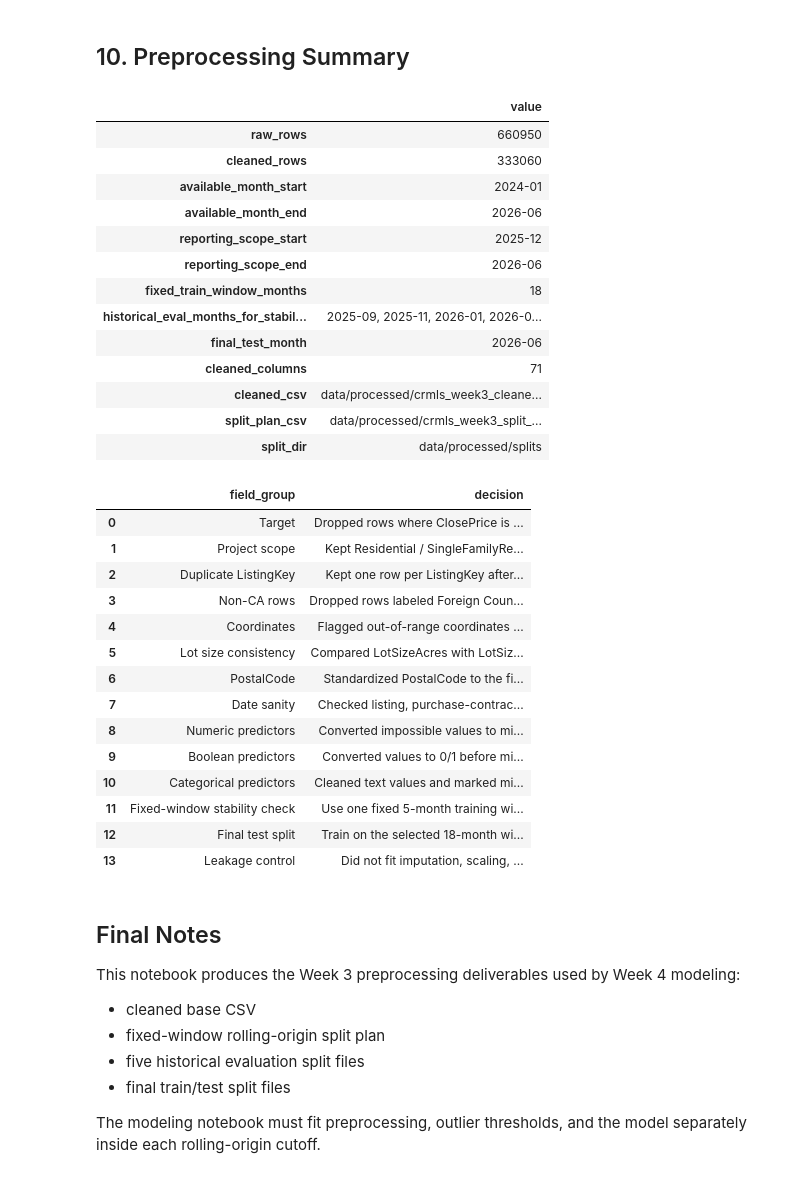
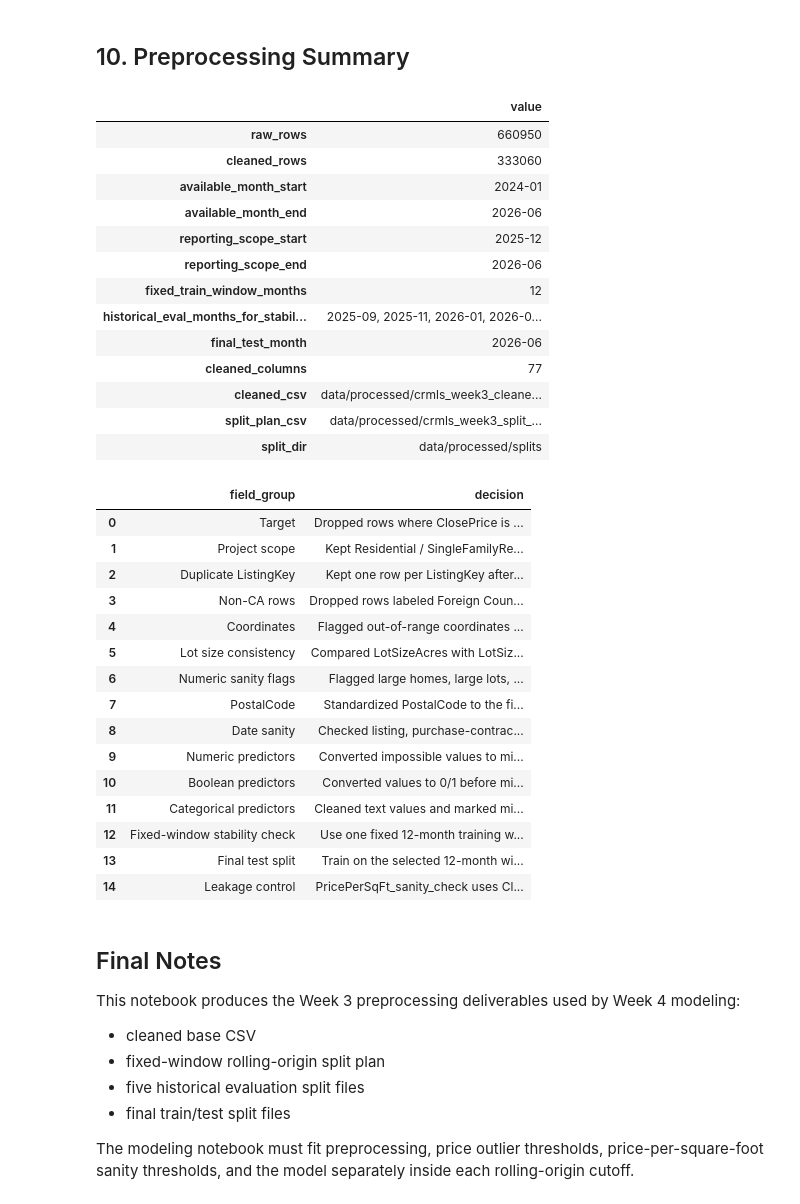
Before and after one commit to syp4137/idx-california-price-prediction, a Jupyter notebook: notebooks/02_preprocessing.ipynb, the cells around one changed output. Saved outputs shown, nothing was run; the diff lists cells and outputs as text; code cells hidden in the pictures.

```diff
--- a/notebooks/02_preprocessing.ipynb
+++ b/notebooks/02_preprocessing.ipynb
@@ -649,7 +732,7 @@ expected_scope_months = [pd.Period(month, freq="M") for month in [
 if scope_months != expected_scope_months:
     raise ValueError(f"Expected reporting scope {expected_scope_months}, found {scope_months}.")
 
-fixed_train_months = 18
+fixed_train_months = 12
 historical_eval_months = [
     pd.Period("2025-09", freq="M"),
     pd.Period("2025-11", freq="M"),
@@ -814,47 +897,49 @@ preprocessing_policy = pd.DataFrame([
     {"field_group": "Non-CA rows", "decision": "Dropped rows labeled Foreign Country or Other State."},
     {"field_group": "Coordinates", "decision": "Flagged out-of-range coordinates only when both Latitude and Longitude are present; original coordinate missingness is tracked separately by missing flags."},
     {"field_group": "Lot size consistency", "decision": "Compared LotSizeAcres with LotSizeSquareFeet using 43,560 sqft per acre; flagged large mismatches and set suspect square-foot values to missing."},
+    {"field_group": "Numeric sanity flags", "decision": "Flagged large homes, large lots, and target-based PricePerSqFt outliers for diagnostics; set LotSizeAcres > 100 and matching square-foot lot size to missing before modeling."},
     {"field_group": "PostalCode", "decision": "Standardized PostalCode to the first extractable 5-digit ZIP for modeling and flagged unparseable values."},
     {"field_group": "Date sanity", "decision": "Checked listing, purchase-contract, close-date order and negative DaysOnMarket; kept issue flags for auditability."},
     {"field_group": "Numeric predictors", "decision": "Converted impossible values to missing and added missing flags; imputation is deferred."},
     {"field_group": "Boolean predictors", "decision": "Converted values to 0/1 before missing flags are created; remaining missing values will be imputed inside the train-only pipeline."},
     {"field_group": "Categorical predictors", "decision": "Cleaned text values and marked missing/empty strings as __missing__; one-hot encoding is deferred."},
-    {"field_group": "Fixed-window stability check", "decision": "Use one fixed 5-month training window and evaluate it over three historical cutoffs."},
-    {"field_group": "Final test split", "decision": "Train on the selected 18-month window and reserve 2026-06 as final test."},
-    {"field_group": "Leakage control", "decision": "Did not fit imputation, scaling, encoding, or outlier thresholds on the full dataset."},
+    {"field_group": "Fixed-window stability check", "decision": "Use one fixed 12-month training window and evaluate it over five historical cutoffs."},
+    {"field_group": "Final test split", "decision": "Train on the selected 12-month window and reserve 2026-06 as final test."},
+    {"field_group": "Leakage control", "decision": "PricePerSqFt_sanity_check uses ClosePrice and is kept for cleaning diagnostics only; it is not included in model feature sets. Modeling notebooks learn price and price-per-square-foot filters inside each train fold."},
 ])
 
 display(preprocessing_policy)
 # %% [output]
 |  | value |
 | raw_rows | 660950 |
 | cleaned_rows | 333060 |
 | available_month_start | 2024-01 |
 | available_month_end | 2026-06 |
 | reporting_scope_start | 2025-12 |
 | reporting_scope_end | 2026-06 |
-| fixed_train_window_months | 18 |
+| fixed_train_window_months | 12 |
 | historical_eval_months_for_stabil... | 2025-09, 2025-11, 2026-01, 2026-0... |
 | final_test_month | 2026-06 |
-| cleaned_columns | 71 |
+| cleaned_columns | 77 |
 | cleaned_csv | data/processed/crmls_week3_cleane... |
 | split_plan_csv | data/processed/crmls_week3_split_... |
 | split_dir | data/processed/splits |
 |  | field_group | decision |
 | 0 | Target | Dropped rows where ClosePrice is ... |
 | 1 | Project scope | Kept Residential / SingleFamilyRe... |
 | 2 | Duplicate ListingKey | Kept one row per ListingKey after... |
 | 3 | Non-CA rows | Dropped rows labeled Foreign Coun... |
 | 4 | Coordinates | Flagged out-of-range coordinates ... |
 | 5 | Lot size consistency | Compared LotSizeAcres with LotSiz... |
-| 6 | PostalCode | Standardized PostalCode to the fi... |
-| 7 | Date sanity | Checked listing, purchase-contrac... |
-| 8 | Numeric predictors | Converted impossible values to mi... |
-| 9 | Boolean predictors | Converted values to 0/1 before mi... |
-| 10 | Categorical predictors | Cleaned text values and marked mi... |
-| 11 | Fixed-window stability check | Use one fixed 5-month training wi... |
-| 12 | Final test split | Train on the selected 18-month wi... |
-| 13 | Leakage control | Did not fit imputation, scaling, ... |
+| 6 | Numeric sanity flags | Flagged large homes, large lots, ... |
+| 7 | PostalCode | Standardized PostalCode to the fi... |
+| 8 | Date sanity | Checked listing, purchase-contrac... |
+| 9 | Numeric predictors | Converted impossible values to mi... |
+| 10 | Boolean predictors | Converted values to 0/1 before mi... |
+| 11 | Categorical predictors | Cleaned text values and marked mi... |
+| 12 | Fixed-window stability check | Use one fixed 12-month training w... |
+| 13 | Final test split | Train on the selected 12-month wi... |
+| 14 | Leakage control | PricePerSqFt_sanity_check uses Cl... |
 # %% [markdown]
 ## Final Notes
 
@@ -864,4 +949,4 @@ This notebook produces the Week 3 preprocessing deliverables used by Week 4 mode
 - five historical evaluation split files
 - final train/test split files
 
-The modeling notebook must fit preprocessing, outlier thresholds, and the model separately inside each rolling-origin cutoff.
+The modeling notebook must fit preprocessing, price outlier thresholds, price-per-square-foot sanity thresholds, and the model separately inside each rolling-origin cutoff.
```
Also changed, not shown: parts of 8 cells of this notebook, 1 other file.
